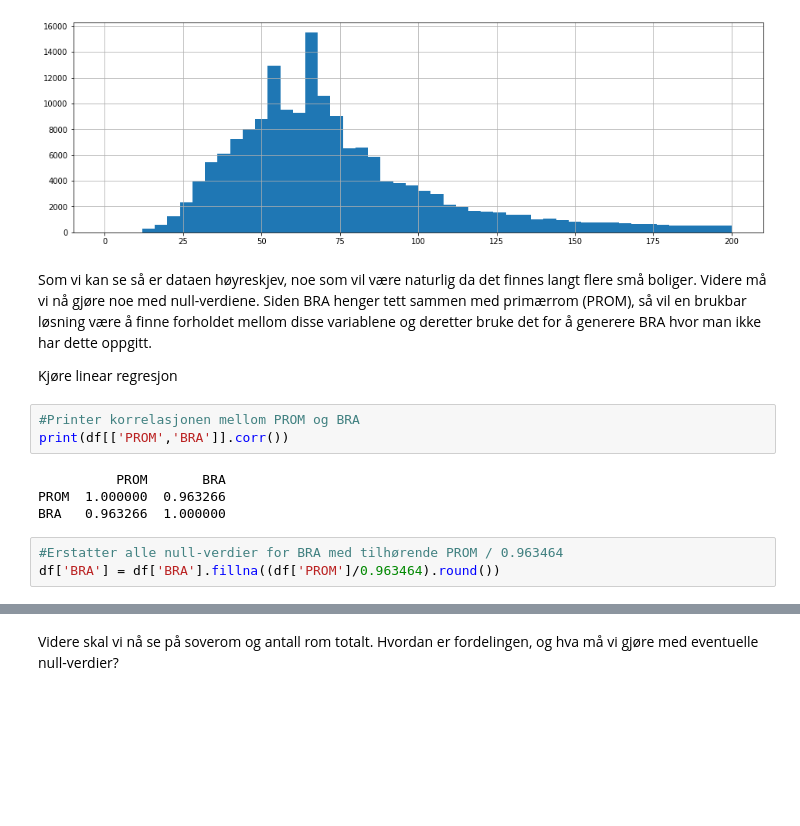
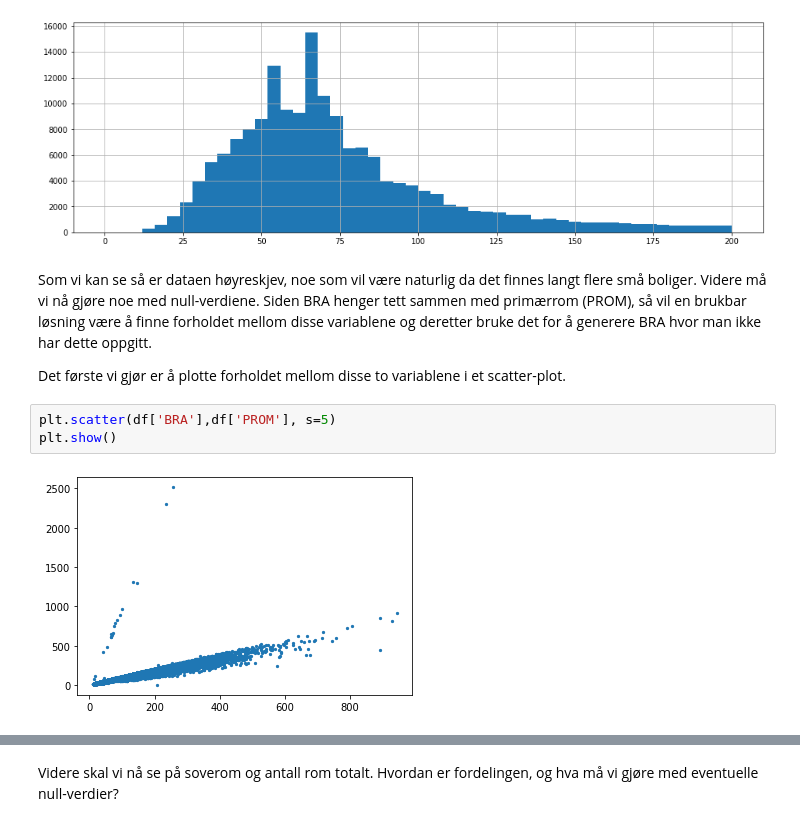
Before and after one commit to smmogen/BOABachelor, a Jupyter notebook: Jupyter/Eiendomsdata.ipynb, the cells around one changed output, grey strips where cells are left out. Saved outputs shown, nothing was run; the diff lists cells and outputs as text; blank space fills up the shorter version.

```diff
--- a/Jupyter/Eiendomsdata.ipynb
+++ b/Jupyter/Eiendomsdata.ipynb
@@ -163,14 +164,9 @@ plt.show()
 # %% [markdown]
 Som vi kan se så er dataen høyreskjev, noe som vil være naturlig da det finnes langt flere små boliger. Videre må vi nå gjøre noe med null-verdiene. Siden BRA henger tett sammen med primærrom (PROM), så vil en brukbar løsning være å finne forholdet mellom disse variablene og deretter bruke det for å generere BRA hvor man ikke har dette oppgitt.
 
-Kjøre linear regresjon
+Det første vi gjør er å plotte forholdet mellom disse to variablene i et scatter-plot.
-# %%
-#Printer korrelasjonen mellom PROM og BRA
-print(df[['PROM','BRA']].corr())
-# %% [output]
-          PROM       BRA
-PROM  1.000000  0.963266
-BRA   0.963266  1.000000
-# %%
-#Erstatter alle null-verdier for BRA med tilhørende PROM / 0.963464
-df['BRA'] = df['BRA'].fillna((df['PROM']/0.963464).round())
+# %%
+plt.scatter(df['BRA'],df['PROM'], s=5)
+plt.show()
+# %% [output]
+[figure, added]
```
Also changed, not shown: parts of 29 cells of this notebook, 1 other file.
